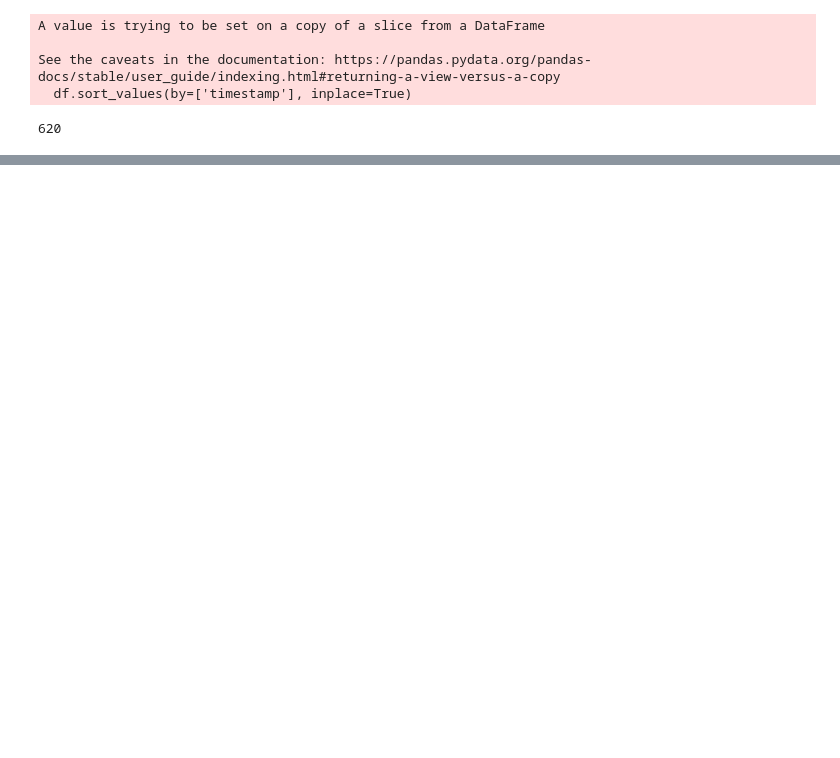
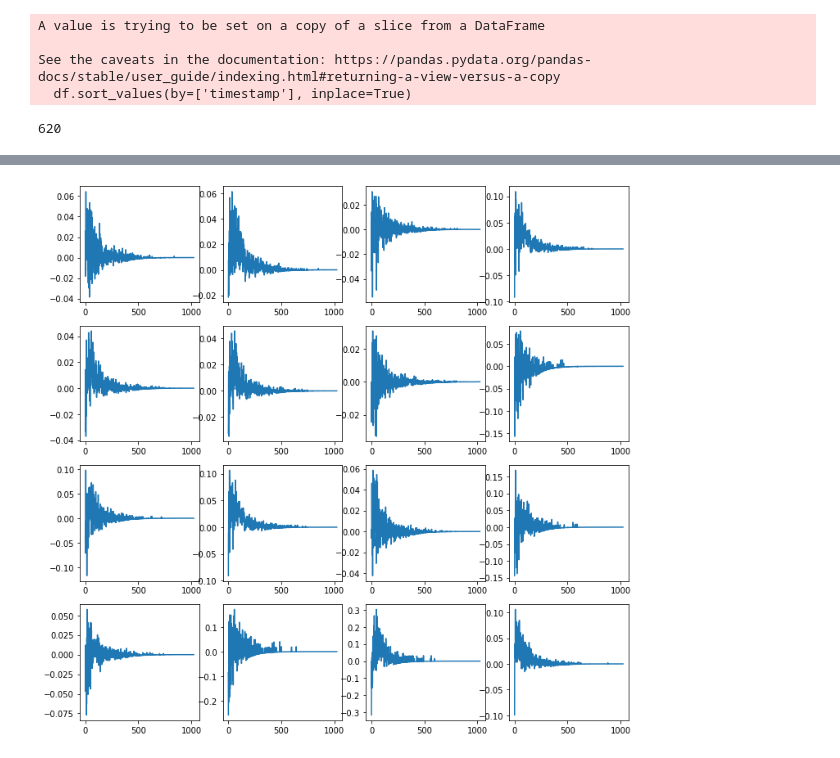
Before and after one commit to whiteRa2bit/hep_generative_models, a Jupyter notebook: notebooks/eda/noise_example.ipynb, the cells around one changed output, grey strips where cells are left out. Drawn from its saved outputs; the diff is of its cells as text; code cells hidden in the pictures; blank space fills up the shorter version.

```diff
--- a/notebooks/eda/noise_example.ipynb
+++ b/notebooks/eda/noise_example.ipynb
@@ -95,0 +99,9 @@ epoch-5; D_loss: 0.24148604273796082; G_loss: 3.5049901008605957
+# %%
+dim = 4
+f, ax = plt.subplots(dim, dim, figsize=(12, 12))
+
+for i in range(dim**2):
+    ax[i%dim][i//dim].plot(noises[np.random.choice(len(noises))])
+plt.show()
+# %% [output]
+[figure, added]
```
Also changed, not shown: parts of 10 cells of this notebook, 4 other files.
